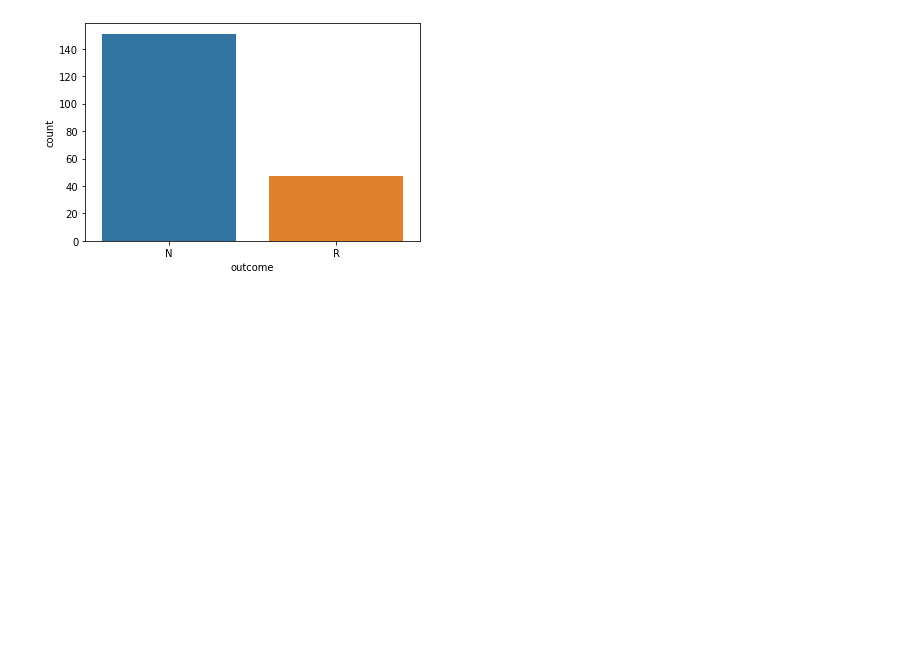
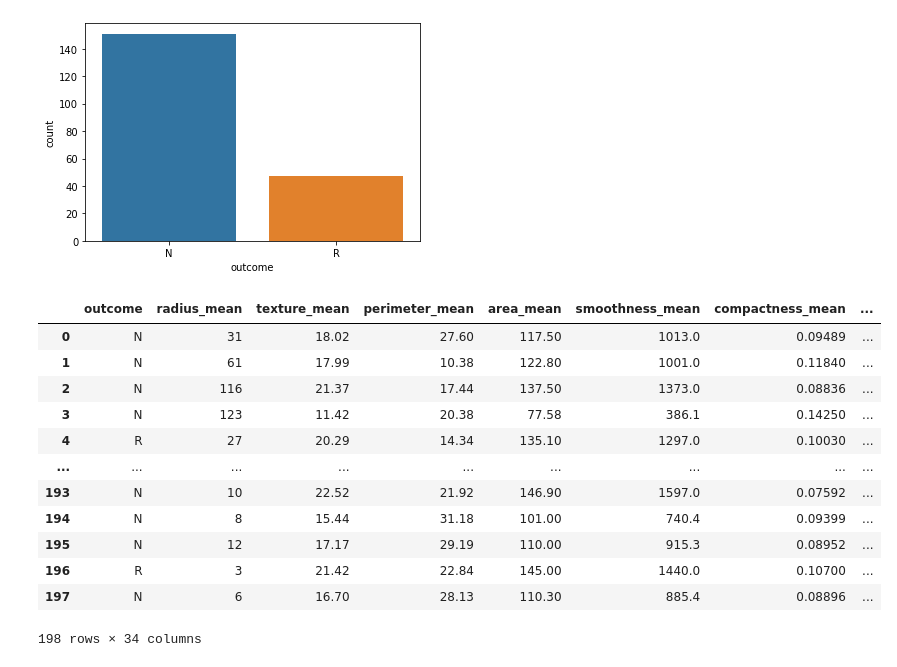
Before and after one commit to Ammar-Raneez/ONCO, a Jupyter notebook: Breast_Cancer_Prognosis.ipynb, the cells around one changed output. Drawn from its saved outputs; the diff is of its cells as text; code cells hidden in the pictures; blank space fills up the shorter version.

```diff
--- a/Breast_Cancer_Prognosis.ipynb
+++ b/Breast_Cancer_Prognosis.ipynb
@@ -121,3 +123,31 @@ N    151
 R     47
 Name: outcome, dtype: int64
 [figure]
+# %%
+
+# Saving feature names for later use
+feature_list = list(prognosis_dataset.columns)
+
+# Splitting Data into Train and test
+
+train_features, test_features, train_labels, test_labels=train_test_split(
+    prognosis_dataset.drop(['outcome'], axis=1),
+    prognosis_dataset[['outcome']],
+    test_size=0.2,
+    random_state=0)
+
+prognosis_dataset
+# %% [output]
+|  | outcome | radius_mean | texture_mean | perimeter_mean | area_mean | smoothness_mean | compactness_mean | ... |
+| 0 | N | 31 | 18.02 | 27.60 | 117.50 | 1013.0 | 0.09489 | ... |
+| 1 | N | 61 | 17.99 | 10.38 | 122.80 | 1001.0 | 0.11840 | ... |
+| 2 | N | 116 | 21.37 | 17.44 | 137.50 | 1373.0 | 0.08836 | ... |
+| 3 | N | 123 | 11.42 | 20.38 | 77.58 | 386.1 | 0.14250 | ... |
+| 4 | R | 27 | 20.29 | 14.34 | 135.10 | 1297.0 | 0.10030 | ... |
+| ... | ... | ... | ... | ... | ... | ... | ... | ... |
+| 193 | N | 10 | 22.52 | 21.92 | 146.90 | 1597.0 | 0.07592 | ... |
+| 194 | N | 8 | 15.44 | 31.18 | 101.00 | 740.4 | 0.09399 | ... |
+| 195 | N | 12 | 17.17 | 29.19 | 110.00 | 915.3 | 0.08952 | ... |
+| 196 | R | 3 | 21.42 | 22.84 | 145.00 | 1440.0 | 0.10700 | ... |
+| 197 | N | 6 | 16.70 | 28.13 | 110.30 | 885.4 | 0.08896 | ... |
+198 rows × 34 columns
```
Also changed, not shown: parts of 5 cells of this notebook.
